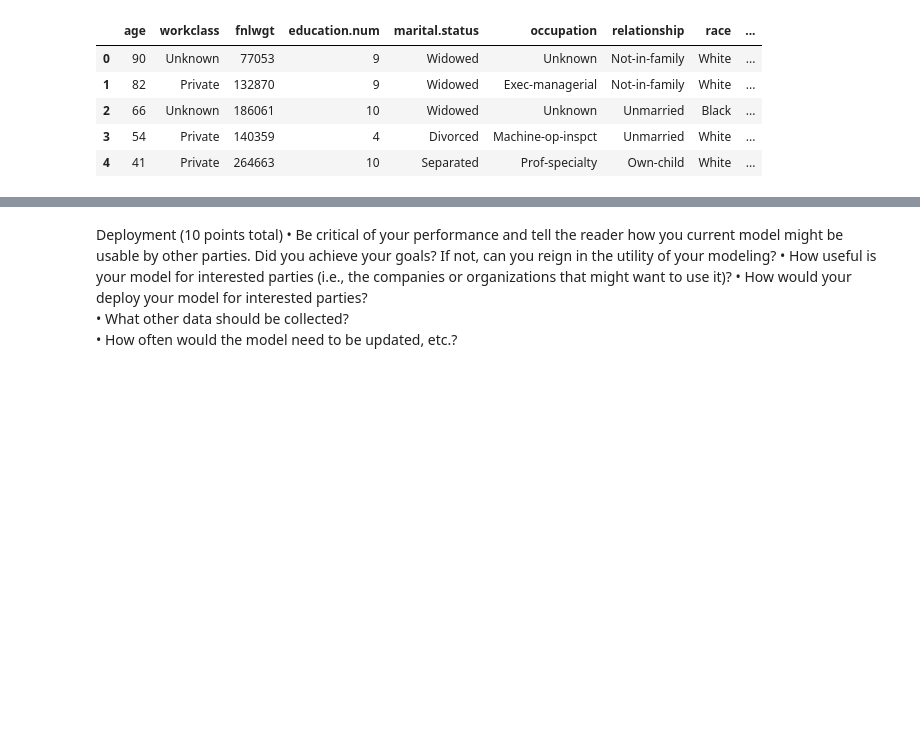
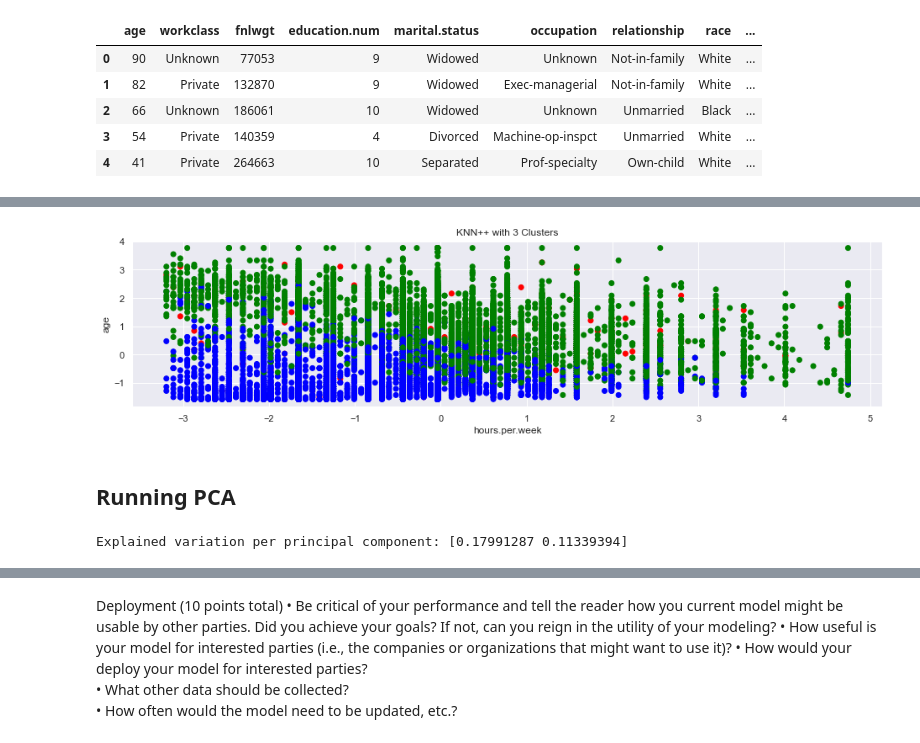
Before and after one commit to lauraah10/MachineLearning_Projects, a Jupyter notebook: Lab3_ClusteringOnPopulation.ipynb, the cells around one changed output, grey strips where cells are left out. Drawn from its saved outputs; the diff is of its cells as text; code cells hidden in the pictures; blank space fills up the shorter version.

```diff
--- a/Lab3_ClusteringOnPopulation.ipynb
+++ b/Lab3_ClusteringOnPopulation.ipynb
@@ -531,0 +508,21 @@ clusterings and the clusters (some visual methods would be good).
+# %%
+import plotly.graph_objects as go
+import plotly.express as px
+
+#Drop KNN label for plotting
+df=df.drop("KNNlabels", axis=1)
+
+plt.figure(figsize=(25,26))
+
+kmeans = KMeans(
+        n_clusters=3, init="k-means++",
+        n_init=10,
+        tol=1e-04, random_state=42
+    )
+kmeans.fit(X)
+clusters=pd.DataFrame(X,columns=df.columns)
+clusters['label']=kmeans.labels_
+polar=clusters.groupby("label").mean().reset_index()
+polar=pd.melt(polar,id_vars=["label"])
+px.line_polar(polar, r="value", theta="variable", color="label", line_close=True,height=800,width=1400)
+# fig.show()
@@ -531,0 +536,32 @@ clusterings and the clusters (some visual methods would be good).
+# %%
+with plt.style.context('seaborn-bright'):
+    # 3 clusters
+    colors = {0:'red', 1:'green', 2:'blue'}
+    plt.figure(figsize=(16, 8))
+    modelDf["KNNlabels"] = kmeans.labels_
+    plt.subplot(2, 1, 1)
+    plt.scatter(modelDf['hours.per.week'], modelDf['age'], c=modelDf["KNNlabels"].map(colors))
+    plt.title('KNN++ with 3 Clusters')
+    plt.xlabel('hours.per.week')
+    plt.ylabel('age')
+    plt.title('KNN++ with 3 Clusters')
+    plt.show()
+# %% [output]
+[figure, added]
+# %% [markdown]
+## Running PCA
+# %%
+from sklearn.decomposition import PCA
+from sklearn.manifold import TSNE
+
+PCAdf = X.copy()
+pca = PCA(n_components=3)
+pca_result = pca.fit_transform(X.values)
+
+PCAdf['pca-one'] = pca_result[:,0]
+PCAdf['pca-two'] = pca_result[:,1]
+PCAdf['pca-three'] = pca_result[:,2]
+
+print('Explained variation per principal component: {}'.format(pca.explained_variance_ratio_))
+# %% [output]
+Explained variation per principal component: [0.17991287 0.11339394]
```
Also changed, not shown: parts of 71 cells of this notebook.
